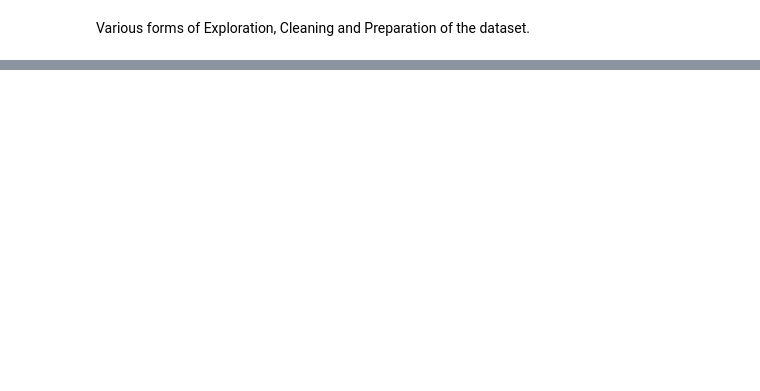
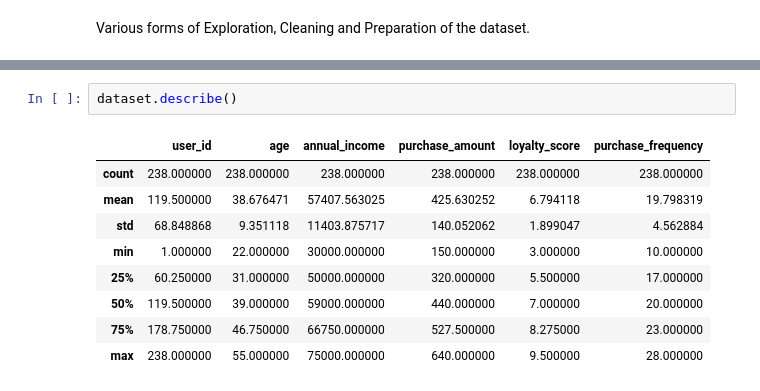
Before and after one commit to Florian-Schaffer/bi_projects, a Jupyter notebook: MP4/MP4.ipynb, the cells around one changed output, grey strips where cells are left out. Drawn from its saved outputs; the diff is of its cells as text; blank space fills up the shorter version.

```diff
--- a/MP4/MP4.ipynb
+++ b/MP4/MP4.ipynb
@@ -29,0 +60,12 @@ dataset.sample(10)
+# %%
+dataset.describe()
+# %% [output]
+|  | user_id | age | annual_income | purchase_amount | loyalty_score | purchase_frequency |
+| count | 238.000000 | 238.000000 | 238.000000 | 238.000000 | 238.000000 | 238.000000 |
+| mean | 119.500000 | 38.676471 | 57407.563025 | 425.630252 | 6.794118 | 19.798319 |
+| std | 68.848868 | 9.351118 | 11403.875717 | 140.052062 | 1.899047 | 4.562884 |
+| min | 1.000000 | 22.000000 | 30000.000000 | 150.000000 | 3.000000 | 10.000000 |
+| 25% | 60.250000 | 31.000000 | 50000.000000 | 320.000000 | 5.500000 | 17.000000 |
+| 50% | 119.500000 | 39.000000 | 59000.000000 | 440.000000 | 7.000000 | 20.000000 |
+| 75% | 178.750000 | 46.750000 | 66750.000000 | 527.500000 | 8.275000 | 23.000000 |
+| max | 238.000000 | 55.000000 | 75000.000000 | 640.000000 | 9.500000 | 28.000000 |
```
Also changed, not shown: parts of 7 cells of this notebook, 2 other files.
